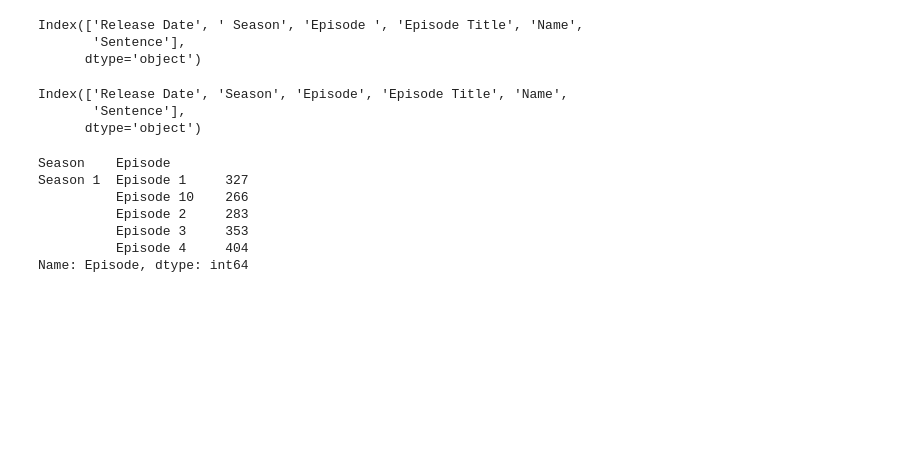
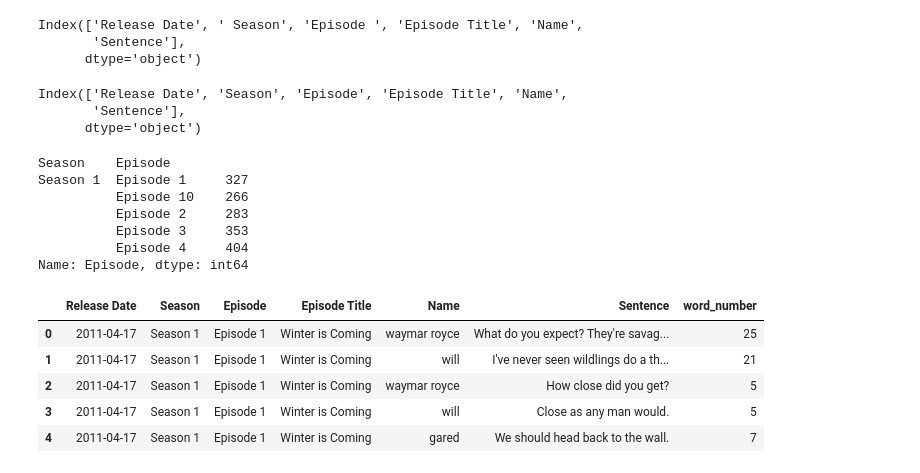
Before and after one commit to samprasgit/joyful-pandas, a Jupyter notebook: notebook/第八章 文本数据.ipynb, the cells around one changed output. Drawn from its saved outputs; the diff is of its cells as text; code cells hidden in the pictures; blank space fills up the shorter version.

```diff
--- a/notebook/第八章 文本数据.ipynb
+++ b/notebook/第八章 文本数据.ipynb
@@ -758,3 +758,14 @@ Season 1  Episode 1     327
           Episode 3     353
           Episode 4     404
 Name: Episode, dtype: int64
+# %%
+# 2
+df['word_number']=df['Sentence'].str.split(' ').str.len()
+df.head()
+# %% [output]
+|  | Release Date | Season | Episode | Episode Title | Name | Sentence | word_number |
+| 0 | 2011-04-17 | Season 1 | Episode 1 | Winter is Coming | waymar royce | What do you expect? They're savag... | 25 |
+| 1 | 2011-04-17 | Season 1 | Episode 1 | Winter is Coming | will | I've never seen wildlings do a th... | 21 |
+| 2 | 2011-04-17 | Season 1 | Episode 1 | Winter is Coming | waymar royce | How close did you get? | 5 |
+| 3 | 2011-04-17 | Season 1 | Episode 1 | Winter is Coming | will | Close as any man would. | 5 |
+| 4 | 2011-04-17 | Season 1 | Episode 1 | Winter is Coming | gared | We should head back to the wall. | 7 |
```
Also changed, not shown: parts of 3 cells of this notebook.
